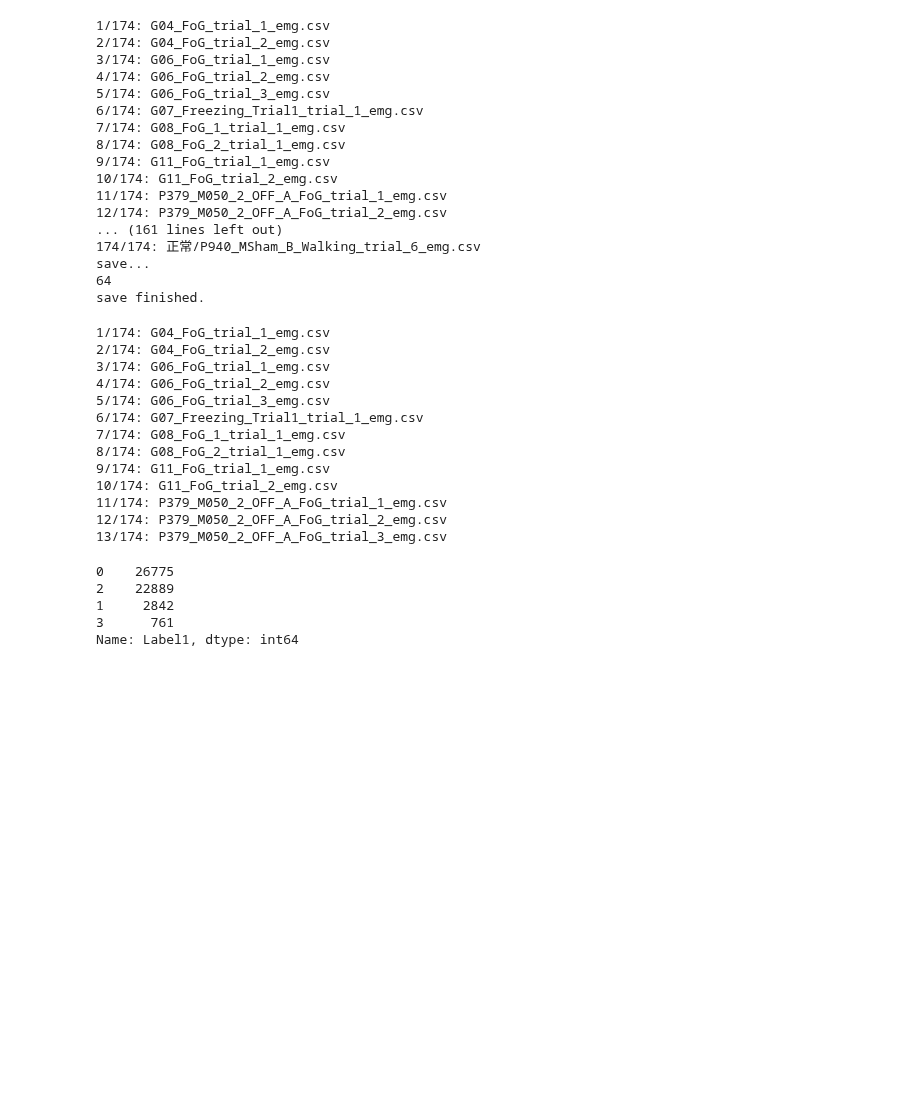
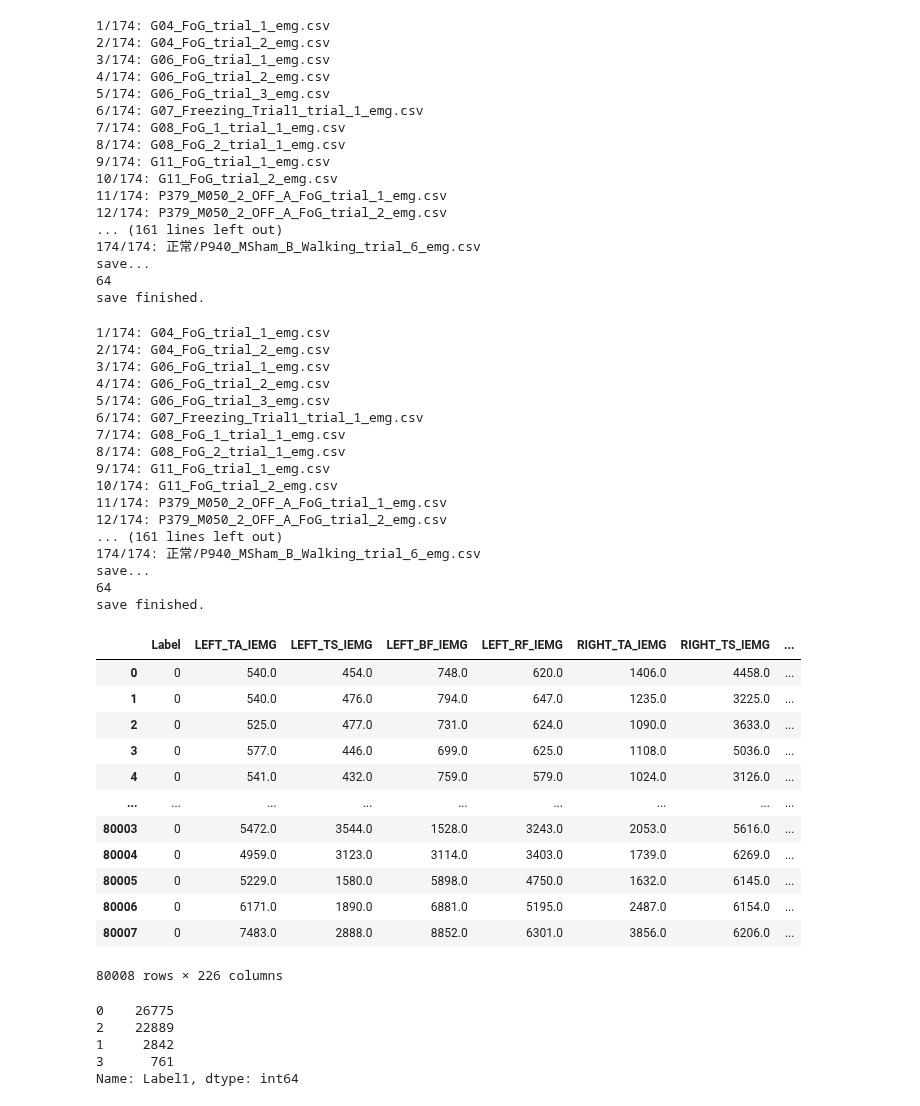
Before and after one commit to wuwenbo718/Master-Thesis, a Jupyter notebook: label_summary.ipynb, the cells around one changed output. Drawn from its saved outputs; the diff is of its cells as text; code cells hidden in the pictures; blank space fills up the shorter version.

```diff
--- a/label_summary.ipynb
+++ b/label_summary.ipynb
@@ -583,7 +584,10 @@ for width in widths:
         #print(file)
         data = dp.pipeline_cwt_feature('./data/'+file,width = width,
                                            stride=stride,
-                                           scaler=False,)
+                                           scaler=False,
+                                           scale = 64,
+                                           filt=None,
+                                           same_label=True)
 
         print('%d/%d: '%(i,N)+file)
         Data = pd.concat([Data,data])
@@ -608,5 +612,9 @@ for width in widths:
 10/174: G11_FoG_trial_2_emg.csv
 11/174: P379_M050_2_OFF_A_FoG_trial_1_emg.csv
 12/174: P379_M050_2_OFF_A_FoG_trial_2_emg.csv
-13/174: P379_M050_2_OFF_A_FoG_trial_3_emg.csv
+... (161 lines left out)
+174/174: 正常/P940_MSham_B_Walking_trial_6_emg.csv
+save...
+64
+save finished.
 # %%
@@ -613,0 +622,19 @@ Data.to_csv('./processed data/cwtf_W256_S64_dropna.csv',index=False)
+# %%
+Data1 = pd.read_csv('./processed data/dataframe_W256_S64_dropna_samelabel.csv')
+Data2 = pd.read_csv('./processed data/cwtf_W256_S64_dropna_samelabel.csv')
+# %%
+Data1
+# %% [output]
+|  | Label | LEFT_TA_IEMG | LEFT_TS_IEMG | LEFT_BF_IEMG | LEFT_RF_IEMG | RIGHT_TA_IEMG | RIGHT_TS_IEMG | ... |
+| 0 | 0 | 540.0 | 454.0 | 748.0 | 620.0 | 1406.0 | 4458.0 | ... |
+| 1 | 0 | 540.0 | 476.0 | 794.0 | 647.0 | 1235.0 | 3225.0 | ... |
+| 2 | 0 | 525.0 | 477.0 | 731.0 | 624.0 | 1090.0 | 3633.0 | ... |
+| 3 | 0 | 577.0 | 446.0 | 699.0 | 625.0 | 1108.0 | 5036.0 | ... |
+| 4 | 0 | 541.0 | 432.0 | 759.0 | 579.0 | 1024.0 | 3126.0 | ... |
+| ... | ... | ... | ... | ... | ... | ... | ... | ... |
+| 80003 | 0 | 5472.0 | 3544.0 | 1528.0 | 3243.0 | 2053.0 | 5616.0 | ... |
+| 80004 | 0 | 4959.0 | 3123.0 | 3114.0 | 3403.0 | 1739.0 | 6269.0 | ... |
+| 80005 | 0 | 5229.0 | 1580.0 | 5898.0 | 4750.0 | 1632.0 | 6145.0 | ... |
+| 80006 | 0 | 6171.0 | 1890.0 | 6881.0 | 5195.0 | 2487.0 | 6154.0 | ... |
+| 80007 | 0 | 7483.0 | 2888.0 | 8852.0 | 6301.0 | 3856.0 | 6206.0 | ... |
+80008 rows × 226 columns
```
Also changed, not shown: parts of 17 cells of this notebook, 10 other files.
